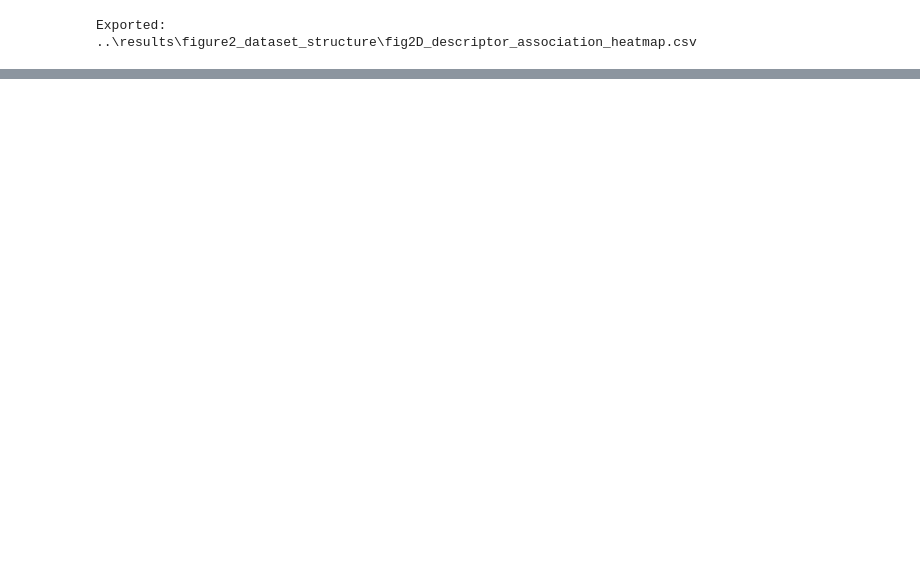
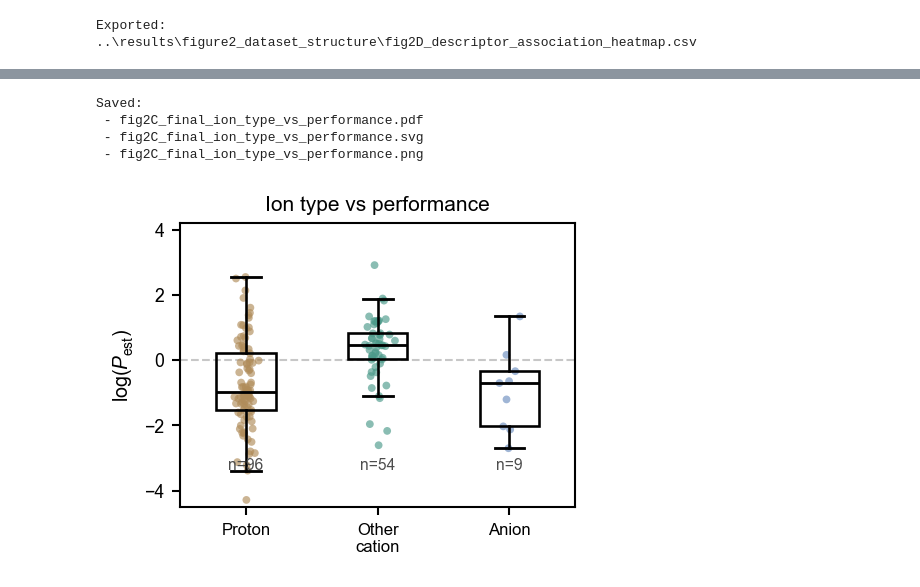
Before and after one commit to wenluanzhang/hydrovoltaic-ml, a Jupyter notebook: notebooks/13_figure2_dataset_structure.ipynb, the cells around one changed output, grey strips where cells are left out. Saved outputs shown, nothing was run; the diff lists cells and outputs as text; code cells hidden in the pictures; blank space fills up the shorter version.

```diff
--- a/notebooks/13_figure2_dataset_structure.ipynb
+++ b/notebooks/13_figure2_dataset_structure.ipynb
@@ -496,0 +936,49 @@ Exported:
+# %%
+# =========================
+# Final Fig. 2C
+# Ion type vs performance
+# =========================
+
+set_final_style()
+
+fig, ax = plt.subplots(figsize=(3.35, 2.65))
+
+ion_order = [
+    "proton",
+    "other_cation",
+    "anion",
+]
+
+ion_labels = {
+    "proton": "Proton",
+    "other_cation": "Other\ncation",
+    "anion": "Anion",
+}
+
+plot_hollow_box_colored_scatter(
+    ax=ax,
+    df=fig2C,
+    group_col="ion_type",
+    value_col="log_P_est",
+    order=ion_order,
+    label_map=ion_labels,
+    color_map=ION_COLORS,
+    title="Ion type vs performance",
+    ylabel=r"$\log(P_{\mathrm{est}})$",
+    ylim=(-4.5, 4.2),
+    rotate=0,
+    show_n=True,
+    seed=42,
+)
+
+plt.tight_layout()
+
+save_final_panel(fig, "fig2C_final_ion_type_vs_performance")
+
+plt.show()
+# %% [output]
+Saved:
+ - fig2C_final_ion_type_vs_performance.pdf
+ - fig2C_final_ion_type_vs_performance.svg
+ - fig2C_final_ion_type_vs_performance.png
+[figure, added]
```
Also changed, not shown: parts of 11 cells of this notebook, 2 other files.
